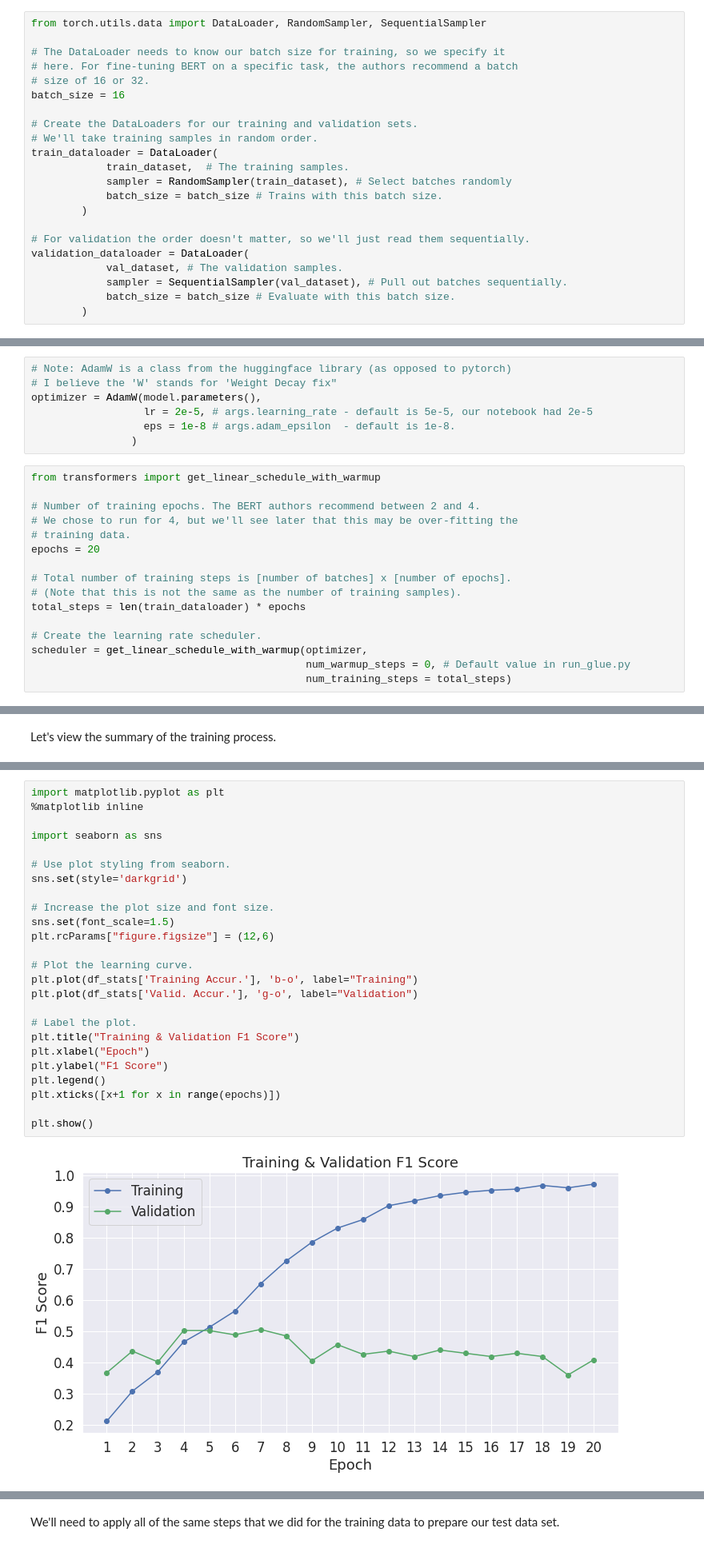
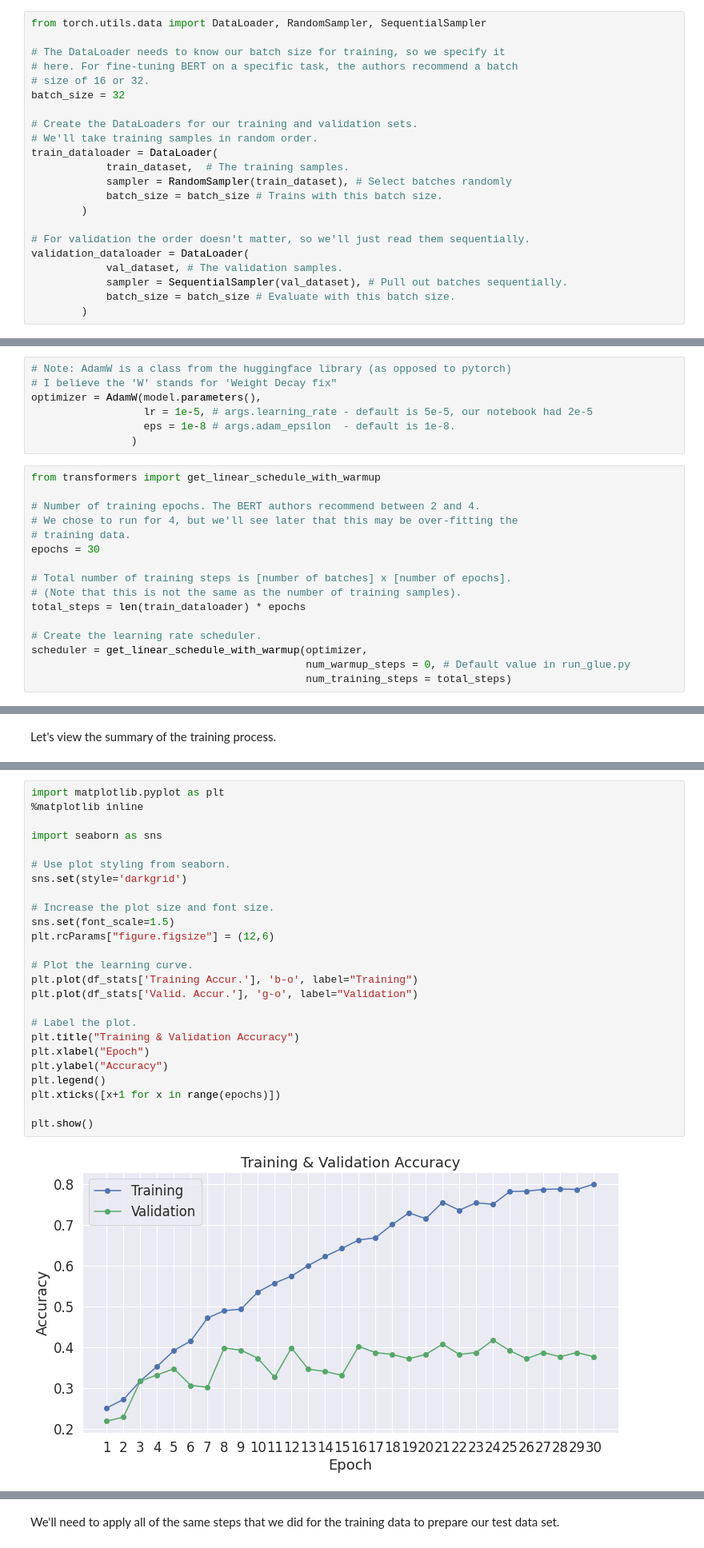
Before and after one commit to JYP97/DS2_Proj_Jobs_skills_analysis, a Jupyter notebook: DS2_BERT_Fine_Tuning_Sentence_Classification_v4.ipynb, the cells around one changed output, grey strips where cells are left out. Shown at 80% size. Saved outputs shown, nothing was run; the diff lists cells and outputs as text.

```diff
--- a/DS2_BERT_Fine_Tuning_Sentence_Classification_v4.ipynb
+++ b/DS2_BERT_Fine_Tuning_Sentence_Classification_v4.ipynb
@@ -524,7 +598,7 @@ from torch.utils.data import DataLoader, RandomSampler, SequentialSampler
 # The DataLoader needs to know our batch size for training, so we specify it
 # here. For fine-tuning BERT on a specific task, the authors recommend a batch
 # size of 16 or 32.
-batch_size = 16
+batch_size = 32
 
 # Create the DataLoaders for our training and validation sets.
 # We'll take training samples in random order.
@@ -676,7 +750,7 @@ You can find the creation of the AdamW optimizer in `run_glue.py` [here](https:/
 # Note: AdamW is a class from the huggingface library (as opposed to pytorch)
 # I believe the 'W' stands for 'Weight Decay fix"
 optimizer = AdamW(model.parameters(),
-                  lr = 2e-5, # args.learning_rate - default is 5e-5, our notebook had 2e-5
+                  lr = 1e-5, # args.learning_rate - default is 5e-5, our notebook had 2e-5
                   eps = 1e-8 # args.adam_epsilon  - default is 1e-8.
                 )
 # %%
@@ -685,7 +759,7 @@ from transformers import get_linear_schedule_with_warmup
 # Number of training epochs. The BERT authors recommend between 2 and 4.
 # We chose to run for 4, but we'll see later that this may be over-fitting the
 # training data.
-epochs = 20
+epochs = 30
 
 # Total number of training steps is [number of batches] x [number of epochs].
 # (Note that this is not the same as the number of training samples).
@@ -1085,27 +1159,27 @@ If we are predicting the correct answer, but with less confidence, then validati
 # %%
 import matplotlib.pyplot as plt
 %matplotlib inline
 
 import seaborn as sns
 
 # Use plot styling from seaborn.
 sns.set(style='darkgrid')
 
 # Increase the plot size and font size.
 sns.set(font_scale=1.5)
 plt.rcParams["figure.figsize"] = (12,6)
 
 # Plot the learning curve.
 plt.plot(df_stats['Training Accur.'], 'b-o', label="Training")
 plt.plot(df_stats['Valid. Accur.'], 'g-o', label="Validation")
 
 # Label the plot.
-plt.title("Training & Validation F1 Score")
+plt.title("Training & Validation Accuracy")
 plt.xlabel("Epoch")
-plt.ylabel("F1 Score")
+plt.ylabel("Accuracy")
 plt.legend()
 plt.xticks([x+1 for x in range(epochs)])
 
 plt.show()
 # %% [output]
-[figure, old version]
+[figure, new version]
```
Also changed, not shown: parts of 18 cells of this notebook.
